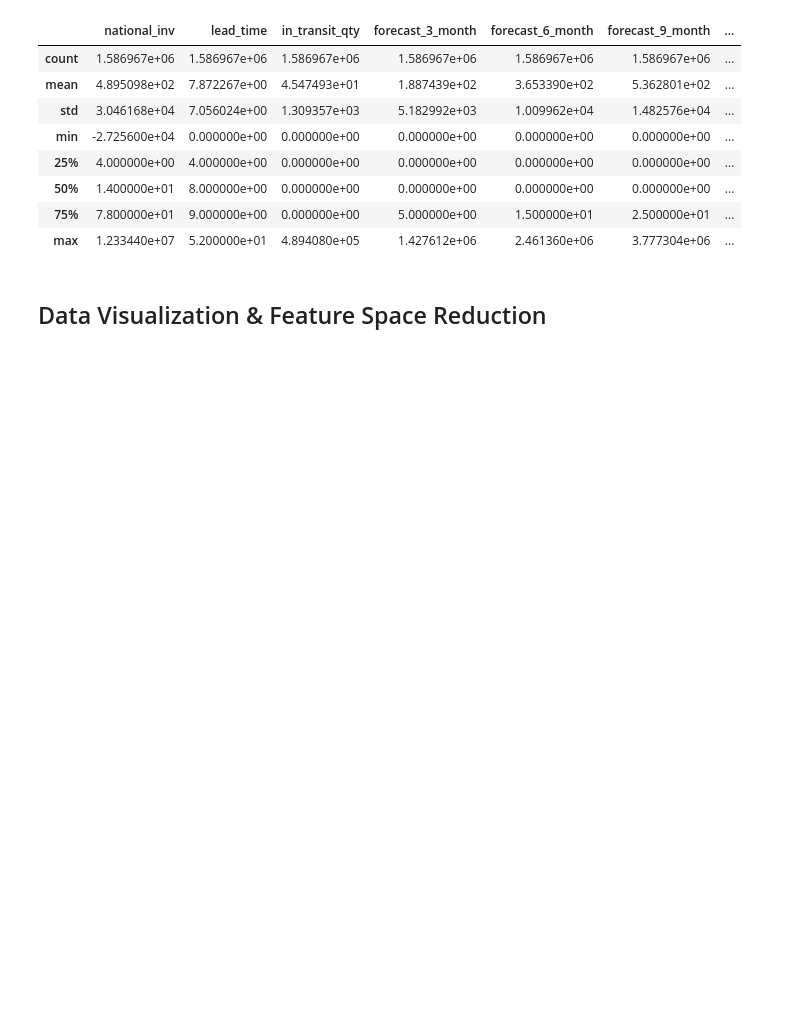
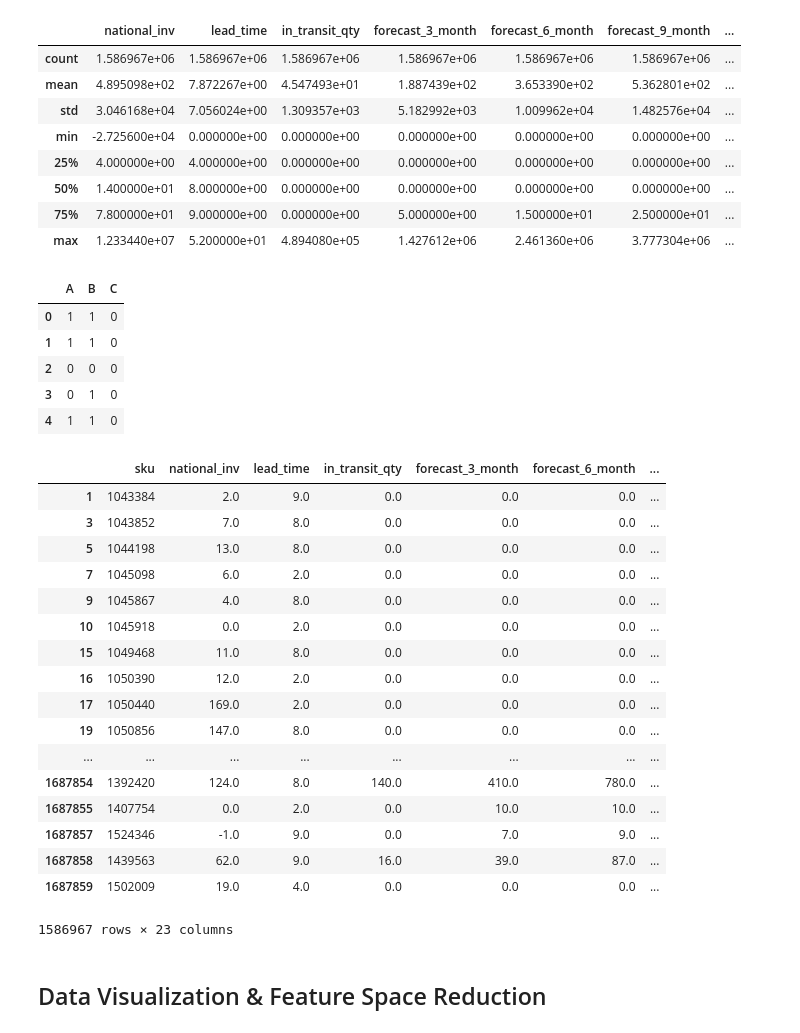
Before and after one commit to JamesKhoaNguyen/predicting_backorders, a Jupyter notebook: product_backorders.ipynb, the cells around one changed output. Saved outputs shown, nothing was run; the diff lists cells and outputs as text; code cells hidden in the pictures; blank space fills up the shorter version.

```diff
--- a/product_backorders.ipynb
+++ b/product_backorders.ipynb
@@ -8,9 +8,8 @@ training_file_path = os.path.expanduser('~/Documents/machine_learning_projects/p
 testing_file_path = os.path.expanduser('~/Documents/machine_learning_projects/predicting_backorders/Kaggle_Test_Dataset_v2.csv')
 training_data = pd.read_csv(training_file_path)
 testing_data = pd.read_csv(testing_file_path)
+testing_data = testing_data.dropna()
 training_data = training_data.dropna()
-#display(training_data)
-#print training_data.isnull().any()
 display(training_data.describe())
 # %% [output]
 |  | national_inv | lead_time | in_transit_qty | forecast_3_month | forecast_6_month | forecast_9_month | ... |
@@ -22,6 +21,39 @@ display(training_data.describe())
 | 50% | 1.400000e+01 | 8.000000e+00 | 0.000000e+00 | 0.000000e+00 | 0.000000e+00 | 0.000000e+00 | ... |
 | 75% | 7.800000e+01 | 9.000000e+00 | 0.000000e+00 | 5.000000e+00 | 1.500000e+01 | 2.500000e+01 | ... |
 | max | 1.233440e+07 | 5.200000e+01 | 4.894080e+05 | 1.427612e+06 | 2.461360e+06 | 3.777304e+06 | ... |
+# %%
+df = pd.DataFrame(np.random.choice(['yes', 'no'], size=(5,3)), columns=list('ABC'))
+df = df.replace(['yes', 'no'], [1, 0])
+display(df)
+training_data = training_data.replace(['Yes','No'],[1,0])
+display(training_data)
+testing_data = testing_data.replace(['Yes','No'],[1,0])
+#display(testing_data)
+# %% [output]
+|  | A | B | C |
+| 0 | 1 | 1 | 0 |
+| 1 | 1 | 1 | 0 |
+| 2 | 0 | 0 | 0 |
+| 3 | 0 | 1 | 0 |
+| 4 | 1 | 1 | 0 |
+|  | sku | national_inv | lead_time | in_transit_qty | forecast_3_month | forecast_6_month | ... |
+| 1 | 1043384 | 2.0 | 9.0 | 0.0 | 0.0 | 0.0 | ... |
+| 3 | 1043852 | 7.0 | 8.0 | 0.0 | 0.0 | 0.0 | ... |
+| 5 | 1044198 | 13.0 | 8.0 | 0.0 | 0.0 | 0.0 | ... |
+| 7 | 1045098 | 6.0 | 2.0 | 0.0 | 0.0 | 0.0 | ... |
+| 9 | 1045867 | 4.0 | 8.0 | 0.0 | 0.0 | 0.0 | ... |
+| 10 | 1045918 | 0.0 | 2.0 | 0.0 | 0.0 | 0.0 | ... |
+| 15 | 1049468 | 11.0 | 8.0 | 0.0 | 0.0 | 0.0 | ... |
+| 16 | 1050390 | 12.0 | 2.0 | 0.0 | 0.0 | 0.0 | ... |
+| 17 | 1050440 | 169.0 | 2.0 | 0.0 | 0.0 | 0.0 | ... |
+| 19 | 1050856 | 147.0 | 8.0 | 0.0 | 0.0 | 0.0 | ... |
+| ... | ... | ... | ... | ... | ... | ... | ... |
+| 1687854 | 1392420 | 124.0 | 8.0 | 140.0 | 410.0 | 780.0 | ... |
+| 1687855 | 1407754 | 0.0 | 2.0 | 0.0 | 10.0 | 10.0 | ... |
+| 1687857 | 1524346 | -1.0 | 9.0 | 0.0 | 7.0 | 9.0 | ... |
+| 1687858 | 1439563 | 62.0 | 9.0 | 16.0 | 39.0 | 87.0 | ... |
+| 1687859 | 1502009 | 19.0 | 4.0 | 0.0 | 0.0 | 0.0 | ... |
+1586967 rows × 23 columns
 # %% [markdown]
 ## Data Visualization & Feature Space Reduction
 # %%
```
Also changed, not shown: parts of 15 cells of this notebook.
